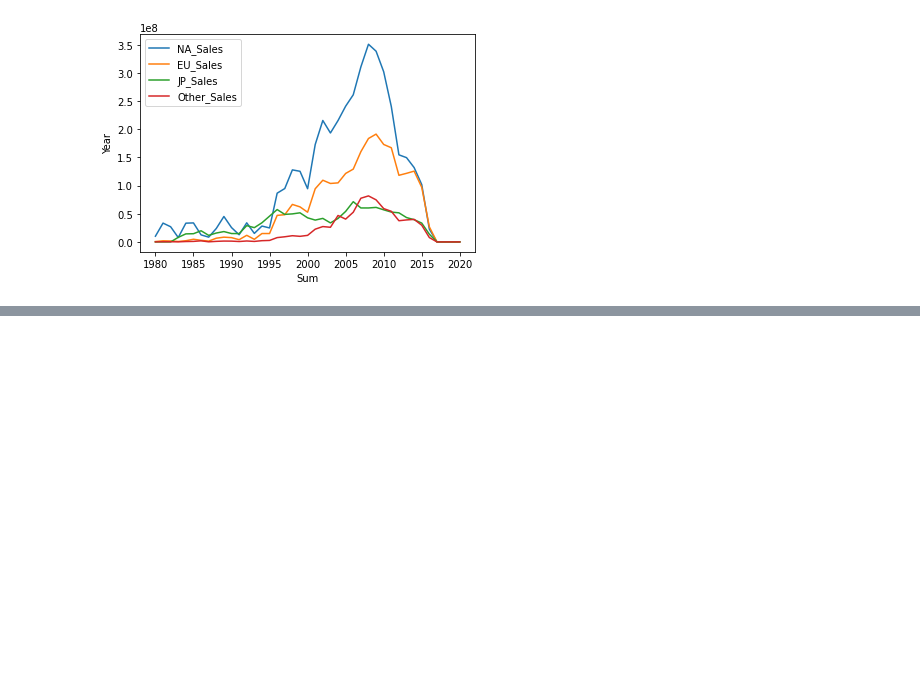
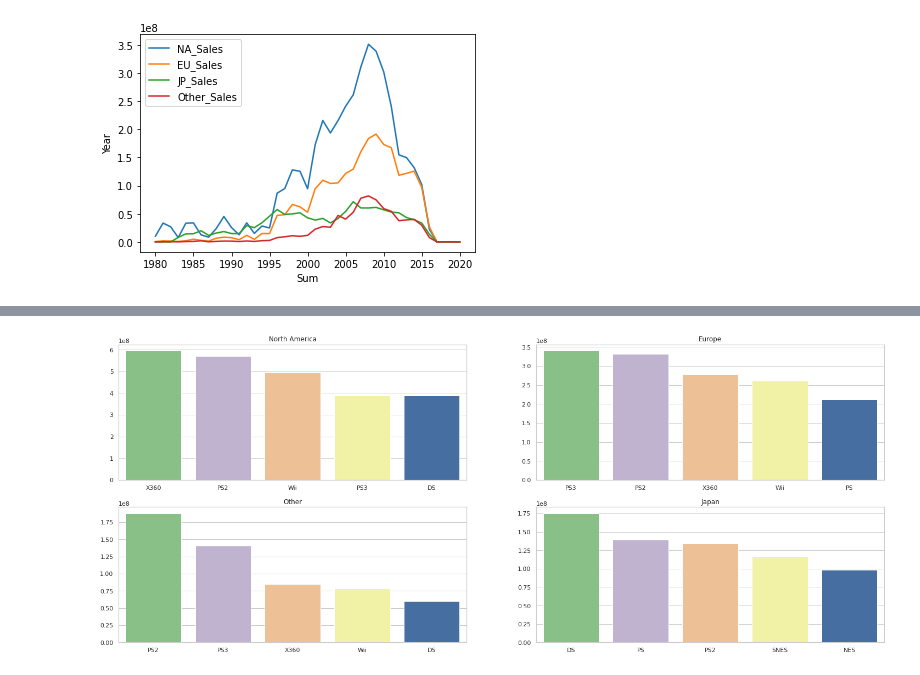
Before and after one commit to mgchae0405/bootcamp, a Jupyter notebook: CS_개인프로젝트1.ipynb, the cells around one changed output, grey strips where cells are left out. Saved outputs shown, nothing was run; the diff lists cells and outputs as text; code cells hidden in the pictures; blank space fills up the shorter version.

```diff
--- a/CS_개인프로젝트1.ipynb
+++ b/CS_개인프로젝트1.ipynb
@@ -242,0 +309,36 @@ plt.show()
+# %%
+
+# 지역별 Top 5 platform
+NA_P = df.pivot_table('NA_Sales', columns='Platform', aggfunc='sum').T
+NA_P = NA_P.sort_values(by='NA_Sales', ascending=False).iloc[0:5]
+NA_P.reset_index(inplace=True)
+
+EU_P = df.pivot_table('EU_Sales', columns='Platform', aggfunc='sum').T
+EU_P = EU_P.sort_values(by='EU_Sales', ascending=False).iloc[0:5]
+EU_P.reset_index(inplace=True)
+
+JP_P = df.pivot_table('JP_Sales', columns='Platform', aggfunc='sum').T
+JP_P = JP_P.sort_values(by='JP_Sales', ascending=False).iloc[0:5]
+JP_P.reset_index(inplace=True)
+
+Other_P = df.pivot_table('Other_Sales', columns='Platform', aggfunc='sum').T
+Other_P = Other_P.sort_values(by='Other_Sales', ascending=False).iloc[0:5]
+Other_P.reset_index(inplace=True)
+# %%
+
+# 그래프로 확인
+fig, axes = plt.subplots(nrows=2,ncols=2)
+sns.set_theme(style= 'whitegrid' )
+fig.set_size_inches(25, 10)
+sns.set_palette('Accent')
+sns.barplot(data=NA_P, y='NA_Sales',x='Platform',ax=axes[0][0])
+sns.barplot(data=EU_P, y='EU_Sales',x='Platform',ax=axes[0][1])
+sns.barplot(data=JP_P, y='JP_Sales',x='Platform',ax=axes[1][1])
+sns.barplot(data=Other_P, y='Other_Sales',x='Platform',ax=axes[1][0])
+axes[0][0].set(xlabel='',ylabel='',title='North America')
+axes[0][1].set(xlabel='', ylabel='',title='Europe')
+axes[1][1].set(xlabel='', ylabel='',title='Japan')
+axes[1][0].set(xlabel='', ylabel='',title='Other')
+plt.show();
+# %% [output]
+[figure, added]
```
Also changed, not shown: parts of 11 cells of this notebook.
